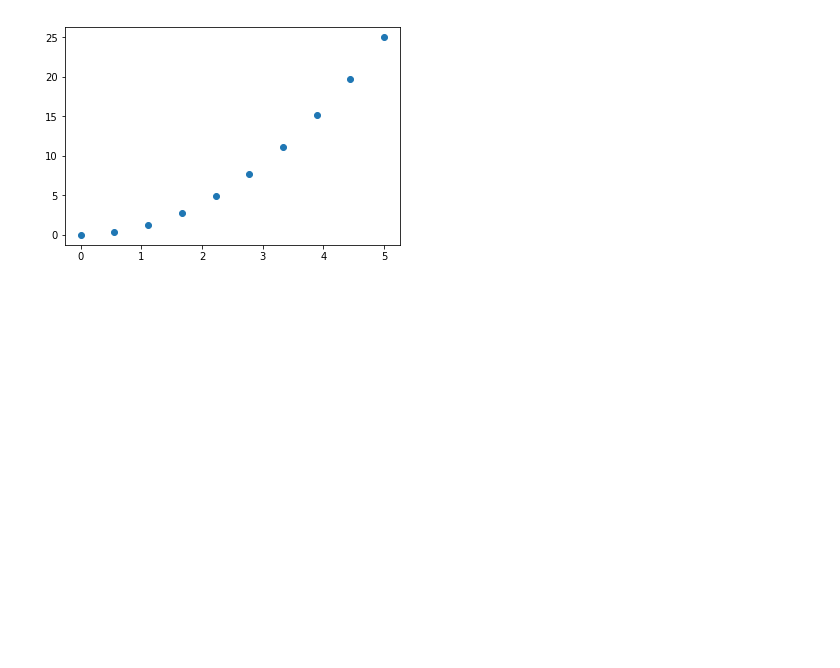
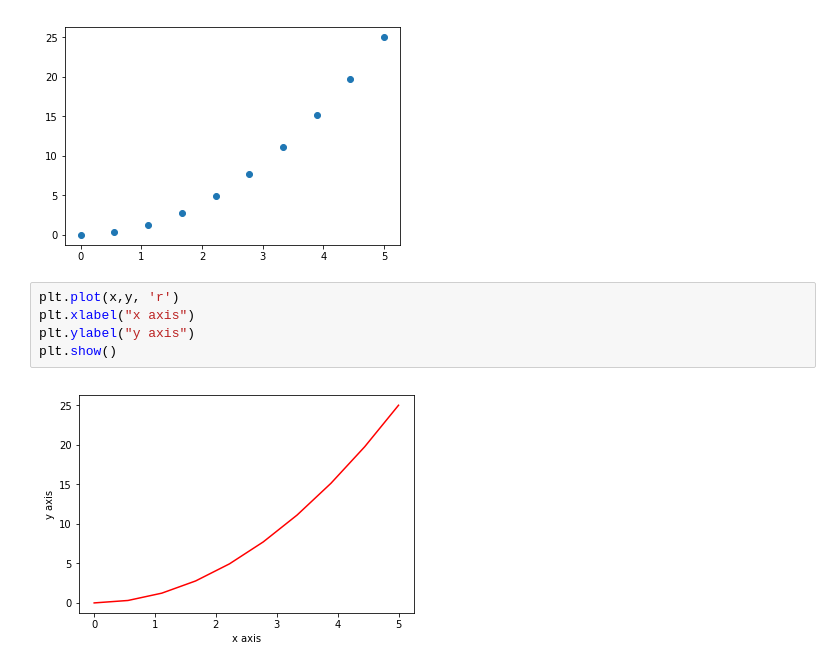
Before and after one commit to Meghashyamt/python, a Jupyter notebook: matplotlib.ipynb, the cells around one changed output. Cells and saved outputs as stored; diff of their text form; blank space fills up the shorter version.

```diff
--- a/matplotlib.ipynb
+++ b/matplotlib.ipynb
@@ -105,3 +105,10 @@ plt.scatter(x,y)
 # %% [output]
 <matplotlib.collections.PathCollection at 0x...>
 [figure]
+# %%
+plt.plot(x,y, 'r')
+plt.xlabel("x axis")
+plt.ylabel("y axis")
+plt.show()
+# %% [output]
+[figure, added]
```
Also changed, not shown: parts of 15 cells of this notebook.
